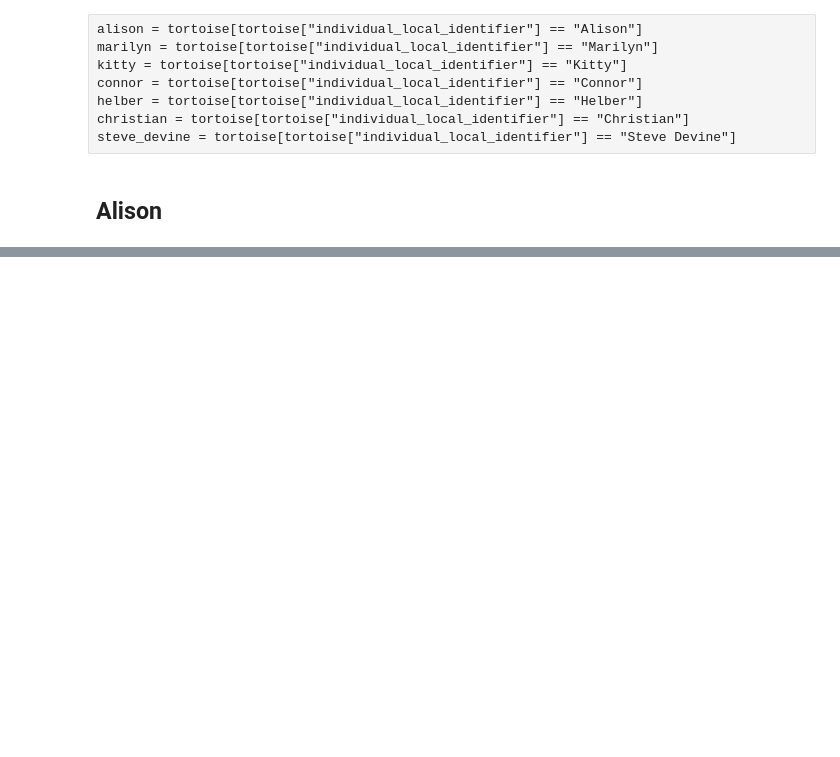
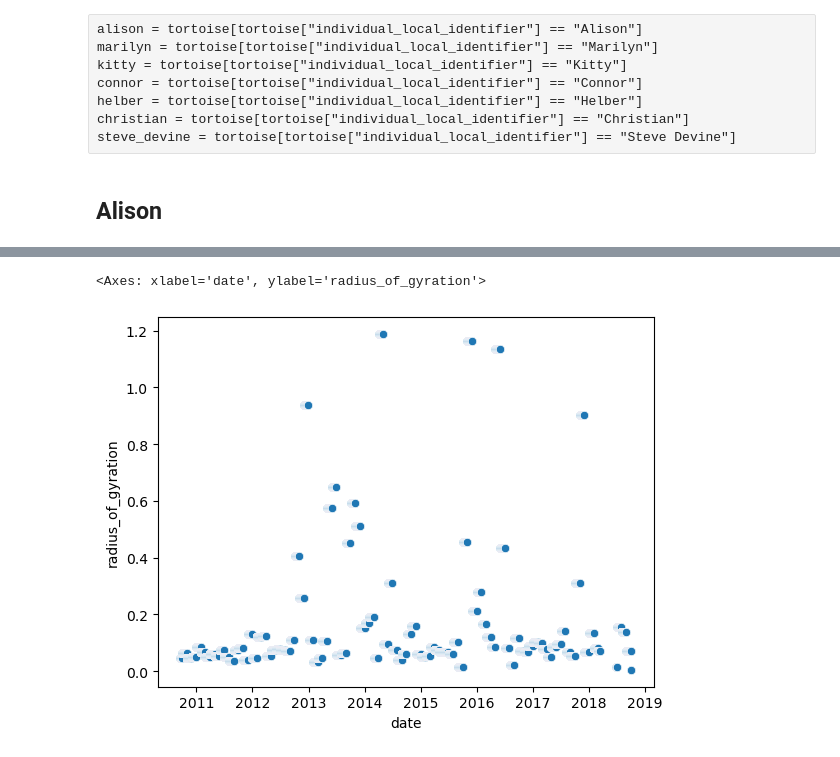
Before and after one commit to joshwinnes11/Math485, a Jupyter notebook: HW/HW4.ipynb, the cells around one changed output, grey strips where cells are left out. Saved outputs shown, nothing was run; the diff lists cells and outputs as text; code cells hidden in the pictures; blank space fills up the shorter version.

```diff
--- a/HW/HW4.ipynb
+++ b/HW/HW4.ipynb
@@ -190,0 +248,5 @@ def run_kmeans(df, colnames, k):
+# %%
+sns.scatterplot(alison_trajectory, x='date', y='radius_of_gyration')
+# %% [output]
+<Axes: xlabel='date', ylabel='radius_of_gyration'>
+[figure, added]
```
Also changed, not shown: parts of 19 cells of this notebook.
